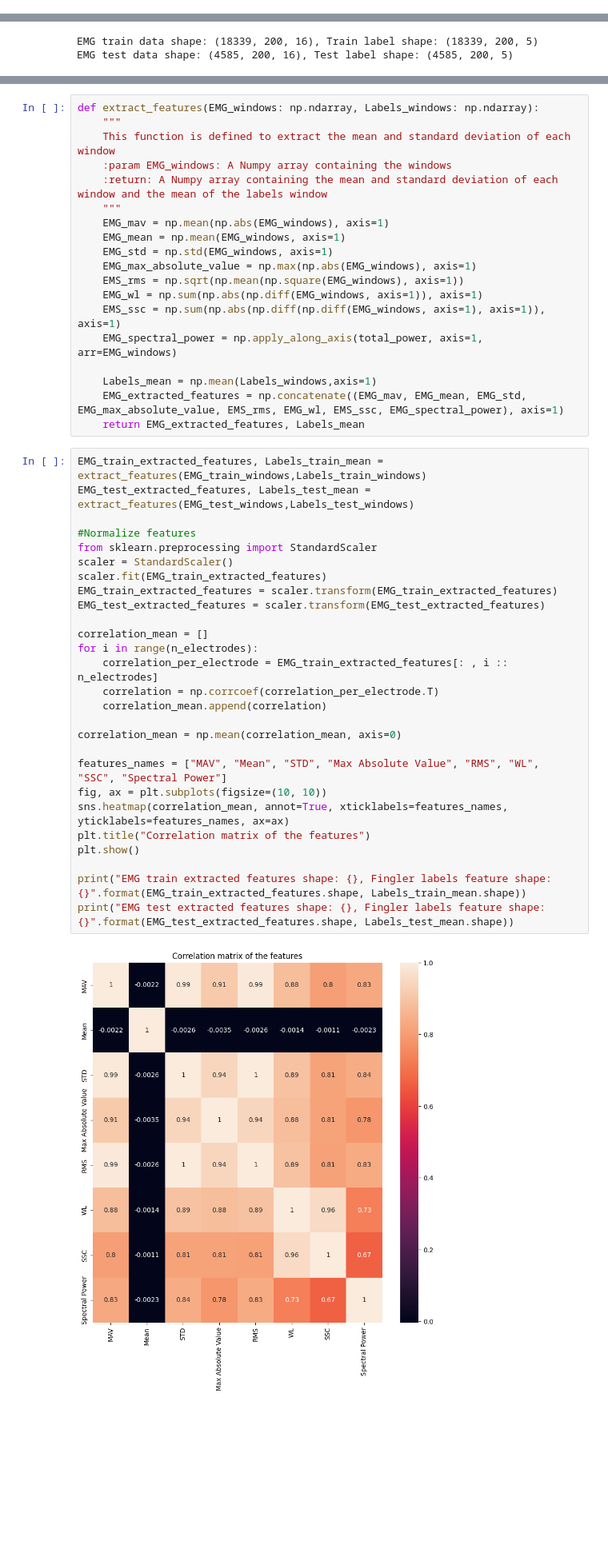
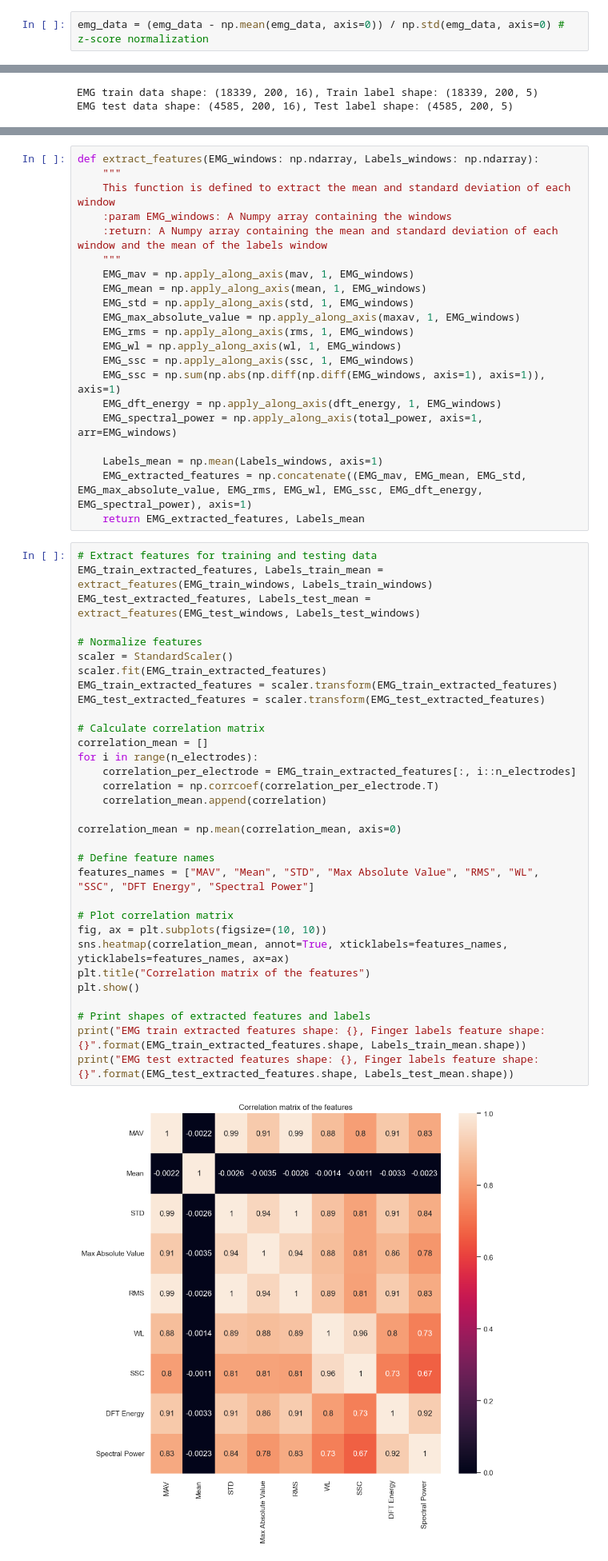
Before and after one commit to MetthewB/NSSP_Project2, a Jupyter notebook: scripts/part3.ipynb, the cells around one changed output, grey strips where cells are left out. Shown at 80% size. Saved outputs shown, nothing was run; the diff lists cells and outputs as text; blank space fills up the shorter version.

```diff
--- a/scripts/part3.ipynb
+++ b/scripts/part3.ipynb
@@ -87,0 +91,2 @@ First, let’s examine the frequency domain!
+# %%
+emg_data = (emg_data - np.mean(emg_data, axis=0)) / np.std(emg_data, axis=0) # z-score normalization
@@ -276,44 +341,51 @@ def extract_features(EMG_windows: np.ndarray, Labels_windows: np.ndarray):
     :param EMG_windows: A Numpy array containing the windows
     :return: A Numpy array containing the mean and standard deviation of each window and the mean of the labels window
     """
-    EMG_mav = np.mean(np.abs(EMG_windows), axis=1)
-    EMG_mean = np.mean(EMG_windows, axis=1)
-    EMG_std = np.std(EMG_windows, axis=1)
-    EMG_max_absolute_value = np.max(np.abs(EMG_windows), axis=1)
-    EMS_rms = np.sqrt(np.mean(np.square(EMG_windows), axis=1))
-    EMG_wl = np.sum(np.abs(np.diff(EMG_windows, axis=1)), axis=1)
-    EMS_ssc = np.sum(np.abs(np.diff(np.diff(EMG_windows, axis=1), axis=1)), axis=1)
+    EMG_mav = np.apply_along_axis(mav, 1, EMG_windows)
+    EMG_mean = np.apply_along_axis(mean, 1, EMG_windows)
+    EMG_std = np.apply_along_axis(std, 1, EMG_windows)
+    EMG_max_absolute_value = np.apply_along_axis(maxav, 1, EMG_windows)
+    EMG_rms = np.apply_along_axis(rms, 1, EMG_windows)
+    EMG_wl = np.apply_along_axis(wl, 1, EMG_windows)
+    EMG_ssc = np.apply_along_axis(ssc, 1, EMG_windows)
+    EMG_ssc = np.sum(np.abs(np.diff(np.diff(EMG_windows, axis=1), axis=1)), axis=1)
+    EMG_dft_energy = np.apply_along_axis(dft_energy, 1, EMG_windows)
     EMG_spectral_power = np.apply_along_axis(total_power, axis=1, arr=EMG_windows)
 
-    Labels_mean = np.mean(Labels_windows,axis=1)
-    EMG_extracted_features = np.concatenate((EMG_mav, EMG_mean, EMG_std, EMG_max_absolute_value, EMS_rms, EMG_wl, EMS_ssc, EMG_spectral_power), axis=1)
+    Labels_mean = np.mean(Labels_windows, axis=1)
+    EMG_extracted_features = np.concatenate((EMG_mav, EMG_mean, EMG_std, EMG_max_absolute_value, EMG_rms, EMG_wl, EMG_ssc, EMG_dft_energy, EMG_spectral_power), axis=1)
     return EMG_extracted_features, Labels_mean
 # %%
-EMG_train_extracted_features, Labels_train_mean = extract_features(EMG_train_windows,Labels_train_windows)
-EMG_test_extracted_features, Labels_test_mean = extract_features(EMG_test_windows,Labels_test_windows)
+# Extract features for training and testing data
+EMG_train_extracted_features, Labels_train_mean = extract_features(EMG_train_windows, Labels_train_windows)
+EMG_test_extracted_features, Labels_test_mean = extract_features(EMG_test_windows, Labels_test_windows)
 
-#Normalize features
-from sklearn.preprocessing import StandardScaler
+# Normalize features
 scaler = StandardScaler()
 scaler.fit(EMG_train_extracted_features)
 EMG_train_extracted_features = scaler.transform(EMG_train_extracted_features)
 EMG_test_extracted_features = scaler.transform(EMG_test_extracted_features)
 
+# Calculate correlation matrix
 correlation_mean = []
 for i in range(n_electrodes):
-    correlation_per_electrode = EMG_train_extracted_features[: , i :: n_electrodes]
+    correlation_per_electrode = EMG_train_extracted_features[:, i::n_electrodes]
     correlation = np.corrcoef(correlation_per_electrode.T)
     correlation_mean.append(correlation)
 
 correlation_mean = np.mean(correlation_mean, axis=0)
 
-features_names = ["MAV", "Mean", "STD", "Max Absolute Value", "RMS", "WL", "SSC", "Spectral Power"]
+# Define feature names
+features_names = ["MAV", "Mean", "STD", "Max Absolute Value", "RMS", "WL", "SSC", "DFT Energy", "Spectral Power"]
+
+# Plot correlation matrix
 fig, ax = plt.subplots(figsize=(10, 10))
 sns.heatmap(correlation_mean, annot=True, xticklabels=features_names, yticklabels=features_names, ax=ax)
 plt.title("Correlation matrix of the features")
 plt.show()
 
-print("EMG train extracted features shape: {}, Fingler labels feature shape:{}".format(EMG_train_extracted_features.shape, Labels_train_mean.shape))
-print("EMG test extracted features shape: {}, Fingler labels feature shape:{}".format(EMG_test_extracted_features.shape, Labels_test_mean.shape))
+# Print shapes of extracted features and labels
+print("EMG train extracted features shape: {}, Finger labels feature shape:{}".format(EMG_train_extracted_features.shape, Labels_train_mean.shape))
+print("EMG test extracted features shape: {}, Finger labels feature shape:{}".format(EMG_test_extracted_features.shape, Labels_test_mean.shape))
 # %% [output]
-[figure, old version]
+[figure, new version]
```
Also changed, not shown: parts of 30 cells of this notebook, 4 other files.
